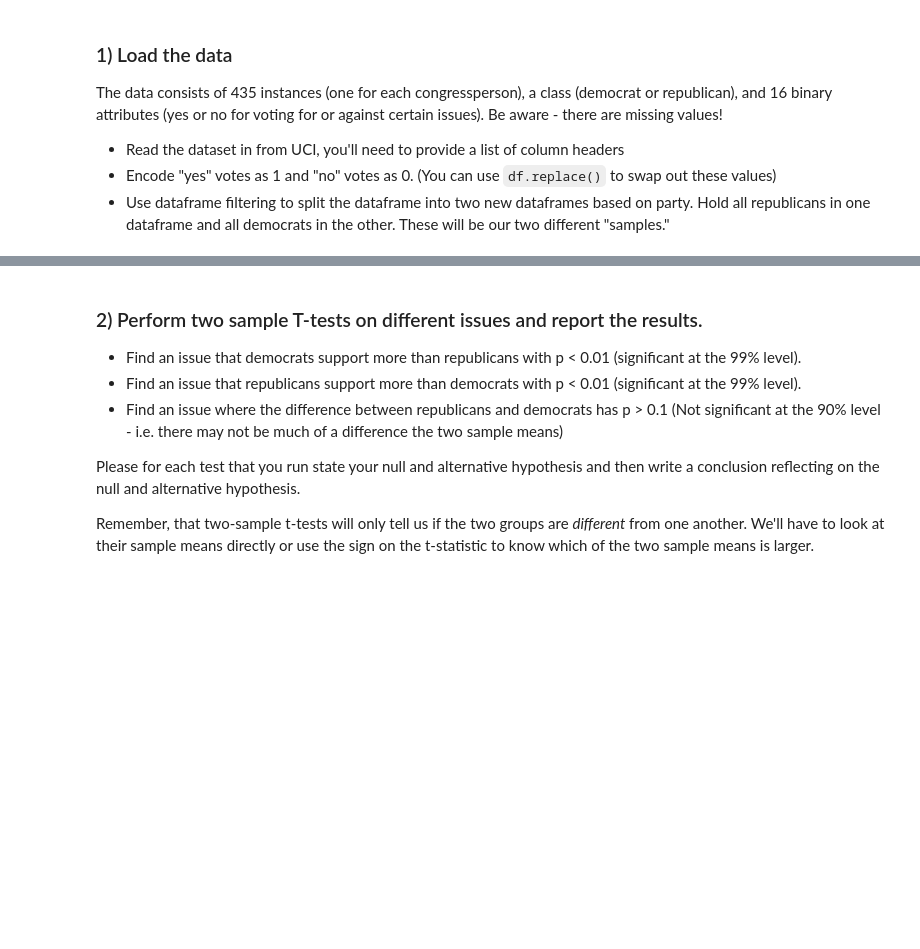
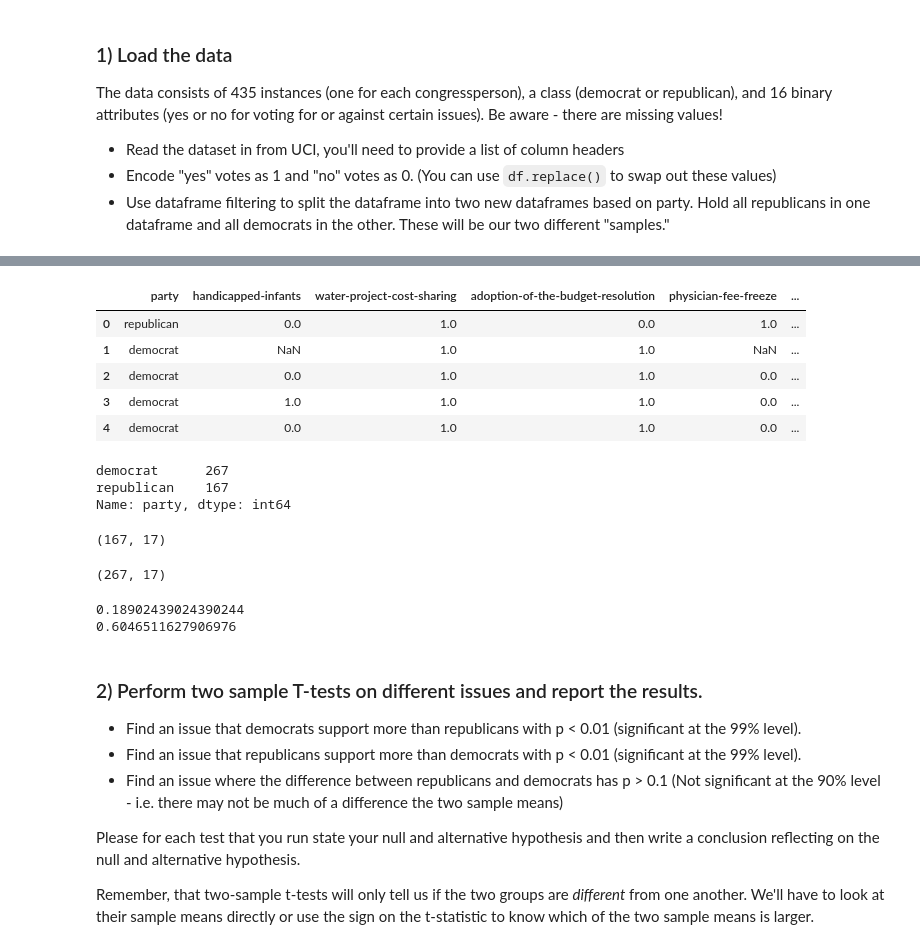
Before and after one commit to jadisiii/DS-Unit-1-Sprint-2-Statistics, a Jupyter notebook: Ray_Arbizu_LS_DS_121_Statistics_Probability_Assignment.ipynb, the cells around one changed output, grey strips where cells are left out. Cells and saved outputs as stored; diff of their text form; code cells hidden in the pictures; blank space fills up the shorter version.

```diff
--- a/Ray_Arbizu_LS_DS_121_Statistics_Probability_Assignment.ipynb
+++ b/Ray_Arbizu_LS_DS_121_Statistics_Probability_Assignment.ipynb
@@ -134,3 +150,36 @@ The data consists of 435 instances (one for each congressperson), a class (democ
+# %%
+vote_data = vote_data.replace({'y':1, 'n':0})
+# %%
+vote_data.head()
+# %% [output]
+|  | party | handicapped-infants | water-project-cost-sharing | adoption-of-the-budget-resolution | physician-fee-freeze | ... |
+| 0 | republican | 0.0 | 1.0 | 0.0 | 1.0 | ... |
+| 1 | democrat | NaN | 1.0 | 1.0 | NaN | ... |
+| 2 | democrat | 0.0 | 1.0 | 1.0 | 0.0 | ... |
+| 3 | democrat | 1.0 | 1.0 | 1.0 | 0.0 | ... |
+| 4 | democrat | 0.0 | 1.0 | 1.0 | 0.0 | ... |
+# %%
+vote_data['party'].value_counts()
+# %% [output]
+democrat      267
+republican    167
+Name: party, dtype: int64
+# %%
+rep = vote_data[vote_data['party']=='republican']
+rep.shape
+# %% [output]
+(167, 17)
+# %%
+dem = vote_data[vote_data['party']=='democrat']
+dem.shape
+# %% [output]
+(267, 17)
+# %%
+print(rep['handicapped-infants'].mean())
+print(dem['handicapped-infants'].mean())
+# %% [output]
+0.18902439024390244
+0.6046511627906976
 # %% [markdown]
 ### 2) Perform two sample T-tests on different issues and report the results.
 
```
Also changed, not shown: parts of 21 cells of this notebook.
